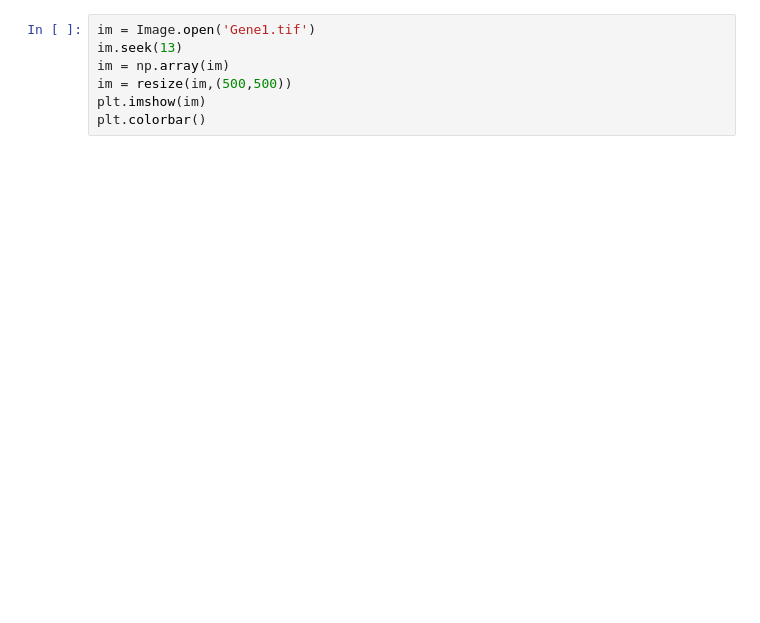
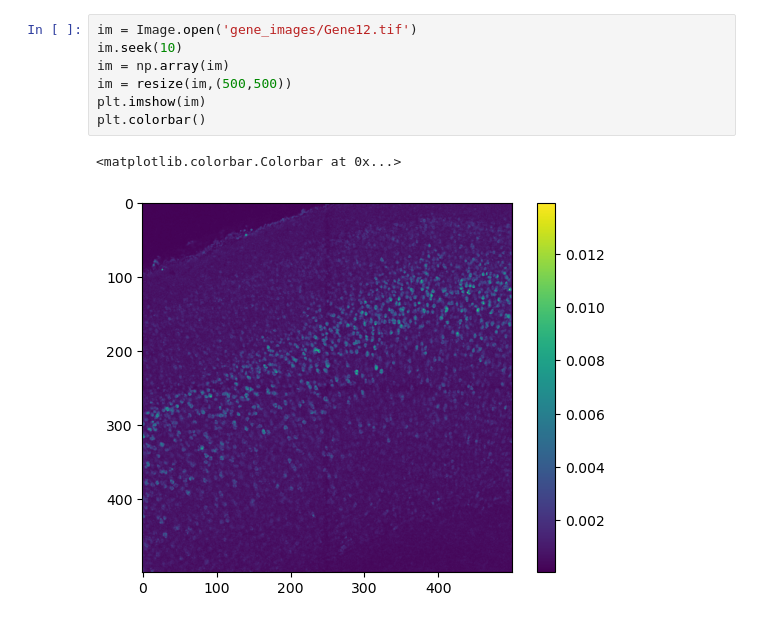
Before and after one commit to IreneZhou1010/dl523_project, a Jupyter notebook: data_manip.ipynb, the cells around one changed output. Cells and saved outputs as stored; diff of their text form; blank space fills up the shorter version.

```diff
--- a/data_manip.ipynb
+++ b/data_manip.ipynb
@@ -61,10 +132,13 @@ with h5py.File('Gene1_Object_Predictions.h5', 'r') as f:
 # %%
-im = Image.open('Gene1.tif')
-im.seek(13)
+im = Image.open('gene_images/Gene12.tif')
+im.seek(10)
 im = np.array(im)
 im = resize(im,(500,500))
 plt.imshow(im)
 plt.colorbar()
+# %% [output]
+<matplotlib.colorbar.Colorbar at 0x...>
+[figure, added]
 # %%
 stuff = np.load('mask_images.npy')
 print(stuff.shape)
```
Also changed, not shown: parts of 16 cells of this notebook, 4 other files.
